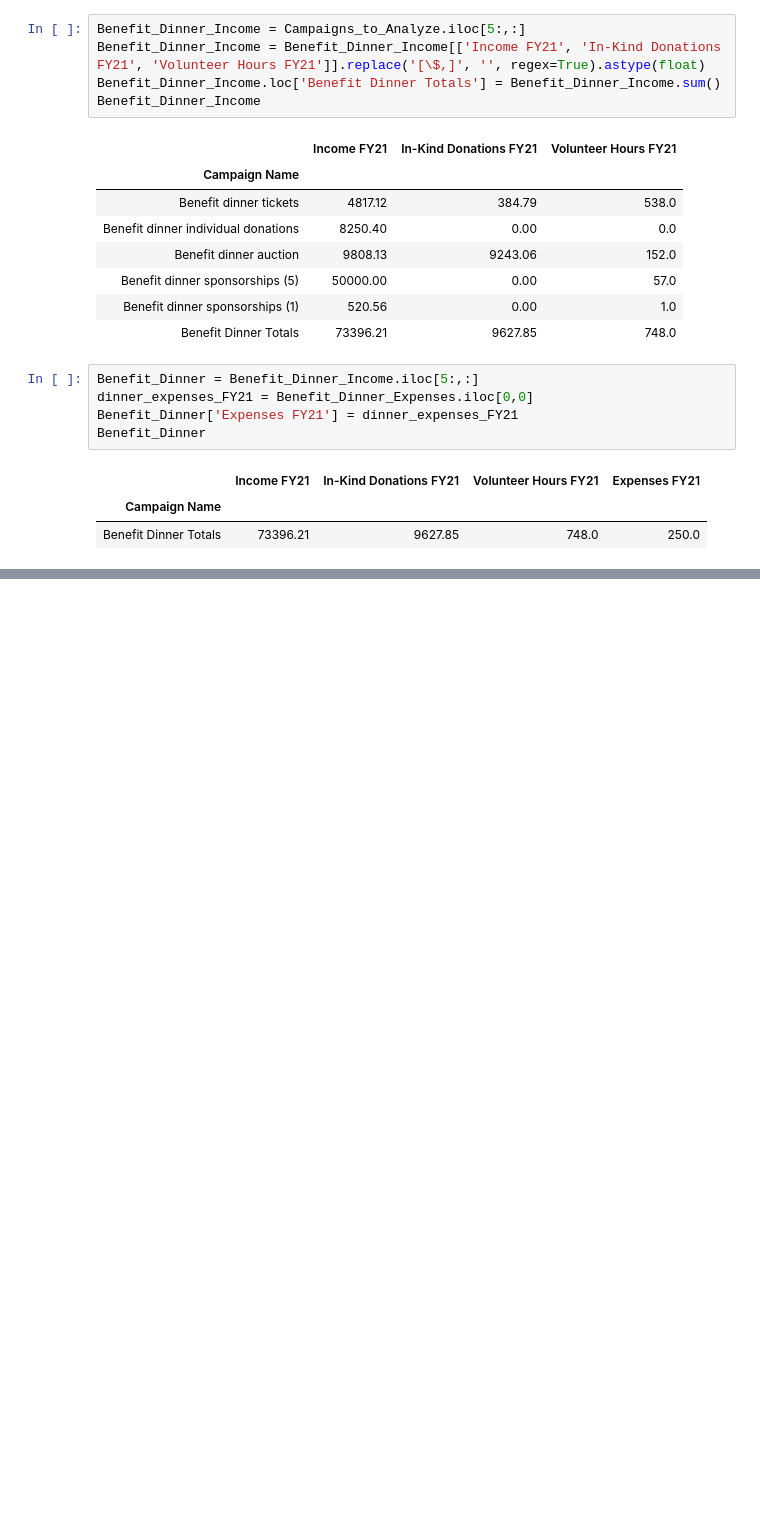
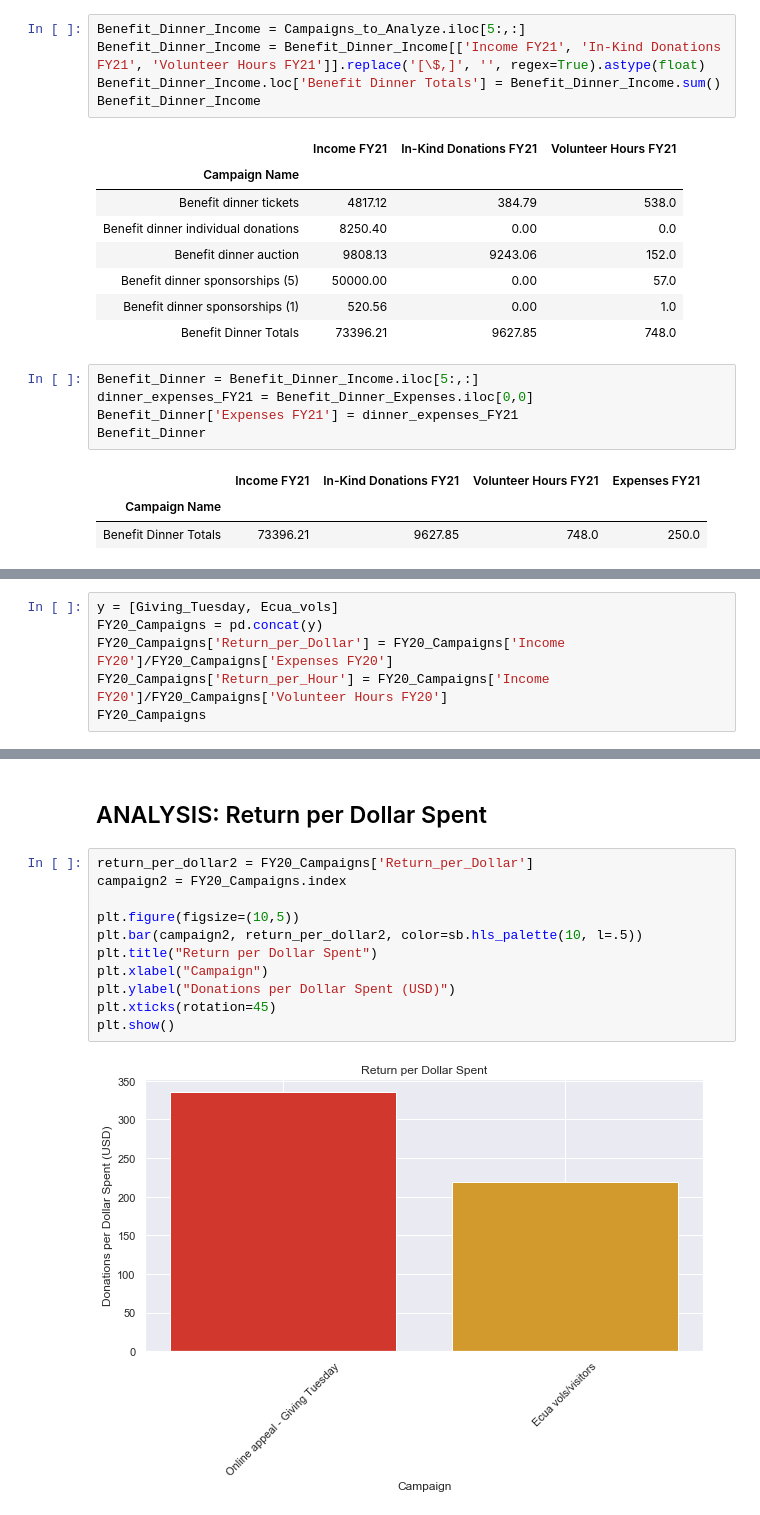
Before and after one commit to patelpurvip/Board-Fundraising-Analysis, a Jupyter notebook: Giving Campaigns Analysis.ipynb, the cells around one changed output, grey strips where cells are left out. Cells and saved outputs as stored; diff of their text form; blank space fills up the shorter version.

```diff
--- a/Giving Campaigns Analysis.ipynb
+++ b/Giving Campaigns Analysis.ipynb
@@ -137,0 +193,6 @@ Benefit_Dinner
+# %%
+y = [Giving_Tuesday, Ecua_vols]
+FY20_Campaigns = pd.concat(y)
+FY20_Campaigns['Return_per_Dollar'] = FY20_Campaigns['Income FY20']/FY20_Campaigns['Expenses FY20']
+FY20_Campaigns['Return_per_Hour'] = FY20_Campaigns['Income FY20']/FY20_Campaigns['Volunteer Hours FY20']
+FY20_Campaigns
@@ -137,0 +204,15 @@ Benefit_Dinner
+# %% [markdown]
+## ANALYSIS: Return per Dollar Spent
+# %%
+return_per_dollar2 = FY20_Campaigns['Return_per_Dollar']
+campaign2 = FY20_Campaigns.index
+
+plt.figure(figsize=(10,5))
+plt.bar(campaign2, return_per_dollar2, color=sb.hls_palette(10, l=.5))
+plt.title("Return per Dollar Spent")
+plt.xlabel("Campaign")
+plt.ylabel("Donations per Dollar Spent (USD)")
+plt.xticks(rotation=45)
+plt.show()
+# %% [output]
+[figure, added]
```
Also changed, not shown: parts of 26 cells of this notebook.
